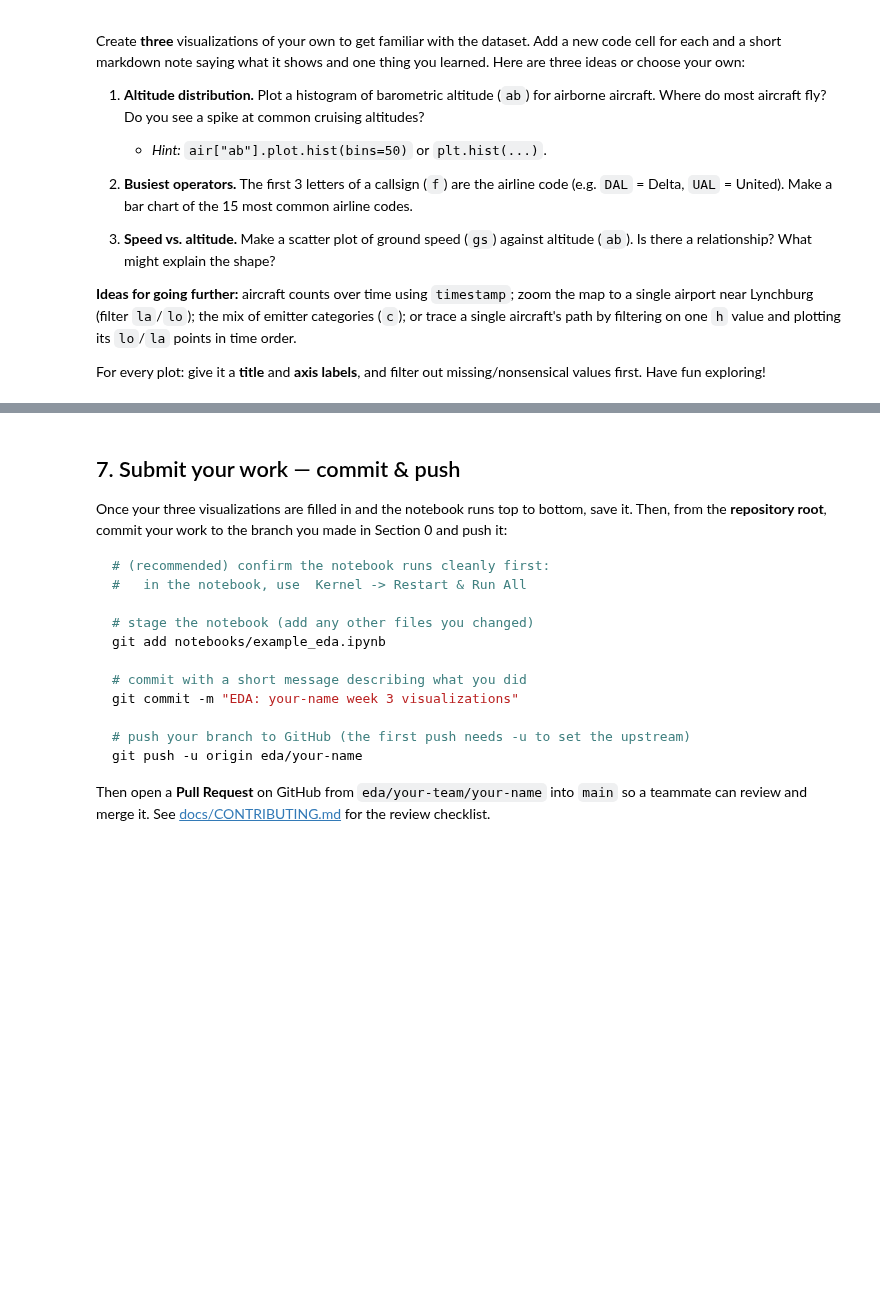
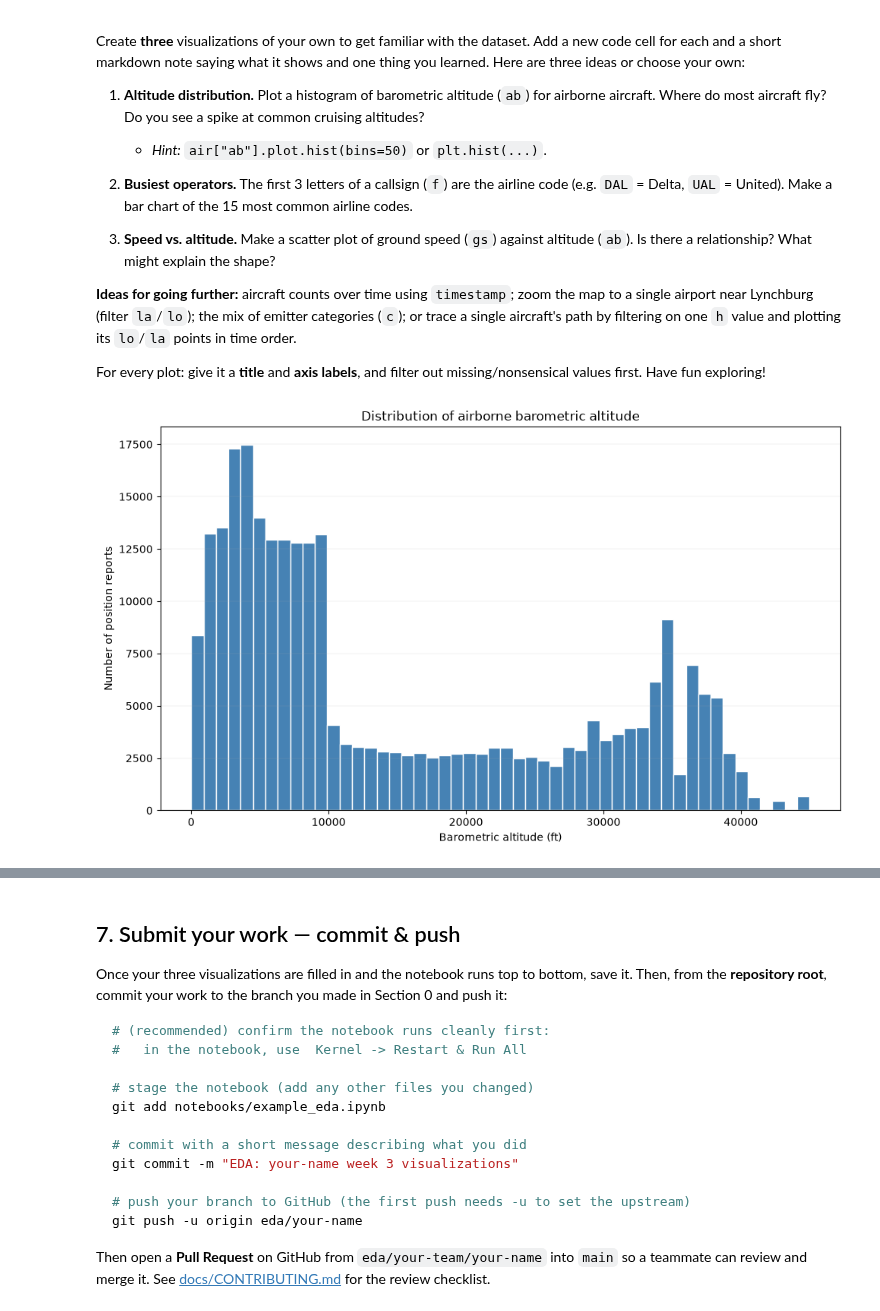
Before and after one commit to LU-AI-Club/ai-club-skywatch, a Jupyter notebook: notebooks/example_eda.ipynb, the cells around one changed output, grey strips where cells are left out. Cells and saved outputs as stored; diff of their text form; code cells hidden in the pictures; blank space fills up the shorter version.

Commit message:
EDA: add week 3 visualizations

```diff
--- a/notebooks/example_eda.ipynb
+++ b/notebooks/example_eda.ipynb
@@ -119,12 +122,15 @@ Even though this file is small, it's good practice to inspect a dataset's struct
 # %%
 from pathlib import Path
 
-# The CSV lives in the repo root, one level up from this notebooks/ folder.
-# Try both locations so it works whether the kernel's working directory is the
-# repo root or the notebooks/ folder.
-CSV_PATH = Path("lynchburg_adsb.csv")
-if not CSV_PATH.exists():
-    CSV_PATH = Path("..") / "data" / "lynchburg_adsb.csv"
+# Try common launch locations so this works from the repo root or notebooks/.
+csv_candidates = [
+    Path("lynchburg_adsb.csv"),
+    Path("data") / "lynchburg_adsb.csv",
+    Path("..") / "data" / "lynchburg_adsb.csv",
+]
+CSV_PATH = next((path for path in csv_candidates if path.exists()), None)
+if CSV_PATH is None:
+    raise FileNotFoundError("Could not find lynchburg_adsb.csv in the repo data folder")
 
 # Read only the first few rows to see the structure without loading everything.
 preview = pd.read_csv(CSV_PATH, nrows=5)
@@ -226,4 +286,16 @@ Create **three** visualizations of your own to get familiar with the dataset. Ad
 
 For every plot: give it a **title** and **axis labels**, and filter out missing/nonsensical values first. Have fun exploring!
 # %%
-# Visualization 1 - your code here
+# Visualization 1 - altitude distribution for airborne reports
+altitude = air["ab"].dropna()
+
+fig, ax = plt.subplots(figsize=(10, 6))
+ax.hist(altitude, bins=50, color="steelblue", edgecolor="white")
+ax.set_title("Distribution of airborne barometric altitude")
+ax.set_xlabel("Barometric altitude (ft)")
+ax.set_ylabel("Number of position reports")
+ax.grid(True, axis="y", linewidth=0.3, alpha=0.4)
+plt.tight_layout()
+plt.show()
+# %% [output]
+[figure, added]
```
Also changed, not shown: parts of 12 cells of this notebook.
